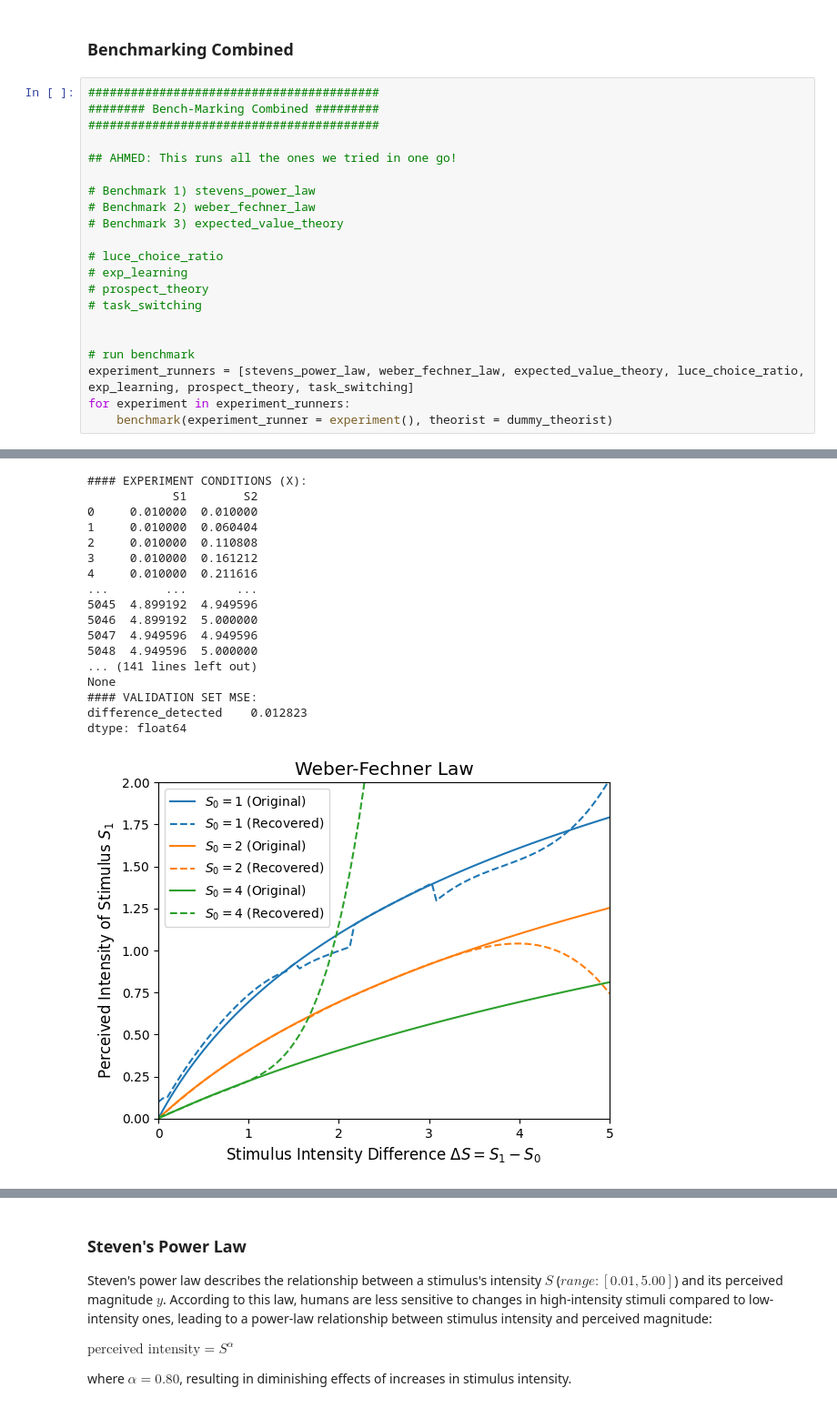
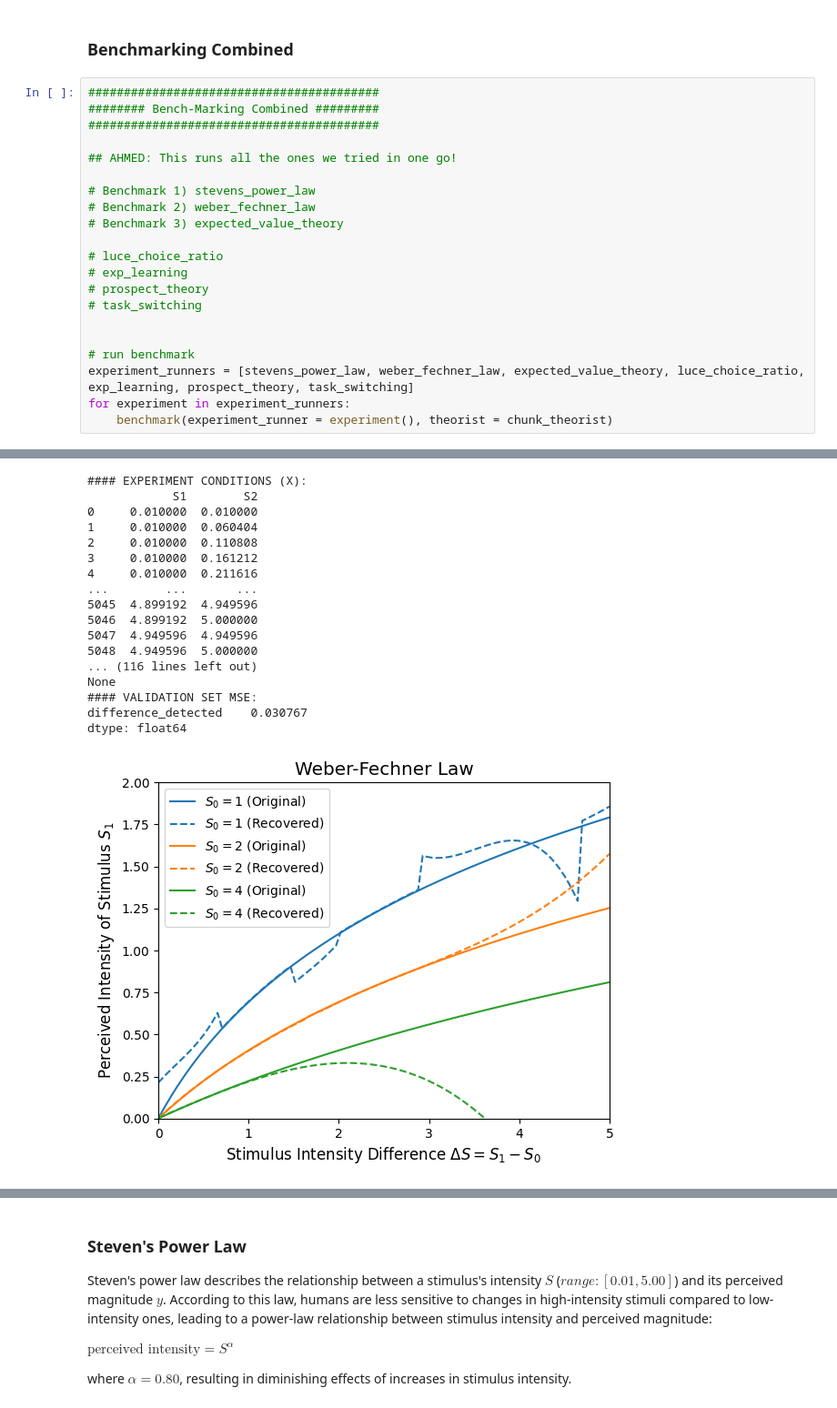
Before and after one commit to acesmeci/autora-theorist-MAFT, a Jupyter notebook: challenge/theorist_benchmarking_synthetic-2.ipynb, the cells around one changed output, grey strips where cells are left out. Shown at 91% size. Drawn from its saved outputs; the diff is of its cells as text.

Commit message:
Cleaned up the notebook. Saved the initial plots and logs.

```diff
--- a/challenge/theorist_benchmarking_synthetic-2.ipynb
+++ b/challenge/theorist_benchmarking_synthetic-2.ipynb
@@ -1304,7 +710,7 @@ my_theorist = dummy_theorist # remove this once you implemented your own theoris
 # run benchmark
 experiment_runners = [stevens_power_law, weber_fechner_law, expected_value_theory, luce_choice_ratio, exp_learning, prospect_theory, task_switching]
 for experiment in experiment_runners:
-    benchmark(experiment_runner = experiment(), theorist = dummy_theorist)
+    benchmark(experiment_runner = experiment(), theorist = chunk_theorist)
 # %% [output]
 #### EXPERIMENT CONDITIONS (X):
            S
@@ -1327,21 +733,21 @@ dtype: float64
 #### EXPERIMENT CONDITIONS (X):
             S1        S2
 0     0.010000  0.010000
 1     0.010000  0.060404
 2     0.010000  0.110808
 3     0.010000  0.161212
 4     0.010000  0.211616
 ...        ...       ...
 5045  4.899192  4.949596
 5046  4.899192  5.000000
 5047  4.949596  4.949596
 5048  4.949596  5.000000
-... (141 lines left out)
+... (116 lines left out)
 None
 #### VALIDATION SET MSE:
-difference_detected    0.012823
+difference_detected    0.030767
 dtype: float64
-[figure, old version]
+[figure, new version]
 #### EXPERIMENT CONDITIONS (X):
         V_A       P_A       V_B       P_B
 0 -1.000000 -0.777778 -0.555556 -0.333333
```
Also changed, not shown: parts of 4 cells of this notebook, 8 other files.
